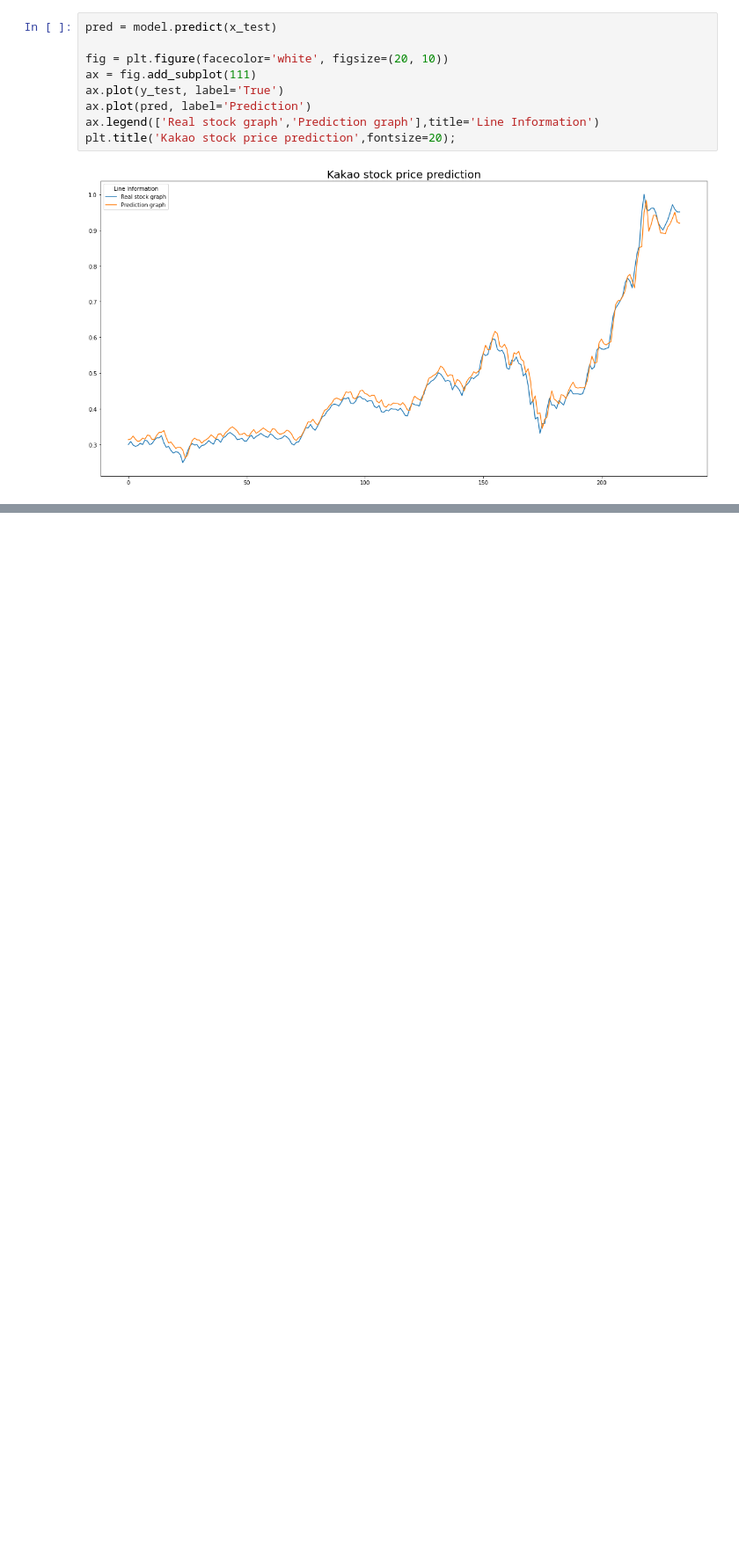
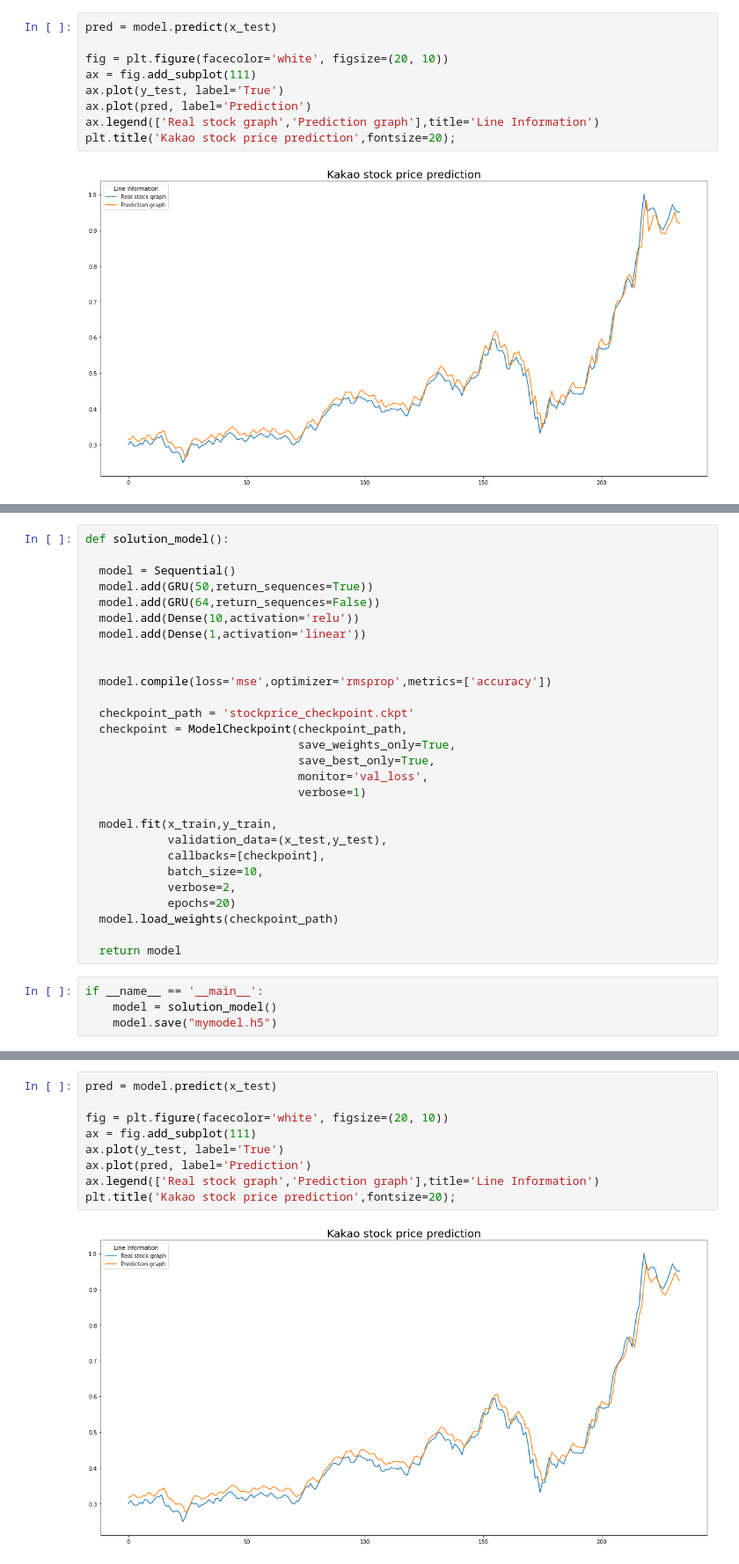
Before and after one commit to deutschkihun/DataScience, a Jupyter notebook: Kakao_StockPricePrediction.ipynb, the cells around one changed output, grey strips where cells are left out. Shown at 88% size. Cells and saved outputs as stored; diff of their text form; blank space fills up the shorter version.

```diff
--- a/Kakao_StockPricePrediction.ipynb
+++ b/Kakao_StockPricePrediction.ipynb
@@ -157,0 +156,32 @@ plt.title('Kakao stock price prediction',fontsize=20);
+# %%
+def solution_model():
+
+  model = Sequential()
+  model.add(GRU(50,return_sequences=True))
+  model.add(GRU(64,return_sequences=False))
+  model.add(Dense(10,activation='relu'))
+  model.add(Dense(1,activation='linear'))
+
+
+  model.compile(loss='mse',optimizer='rmsprop',metrics=['accuracy'])
+
+  checkpoint_path = 'stockprice_checkpoint.ckpt'
+  checkpoint = ModelCheckpoint(checkpoint_path,
+                               save_weights_only=True,
+                               save_best_only=True,
+                               monitor='val_loss',
+                               verbose=1)
+
+  model.fit(x_train,y_train,
+            validation_data=(x_test,y_test),
+            callbacks=[checkpoint],
+            batch_size=10,
+            verbose=2,
+            epochs=20)
+  model.load_weights(checkpoint_path)
+
+  return model
+# %%
+if __name__ == '__main__':
+    model = solution_model()
+    model.save("mymodel.h5")
@@ -157,0 +206,11 @@ plt.title('Kakao stock price prediction',fontsize=20);
+# %%
+pred = model.predict(x_test)
+
+fig = plt.figure(facecolor='white', figsize=(20, 10))
+ax = fig.add_subplot(111)
+ax.plot(y_test, label='True')
+ax.plot(pred, label='Prediction')
+ax.legend(['Real stock graph','Prediction graph'],title='Line Information')
+plt.title('Kakao stock price prediction',fontsize=20);
+# %% [output]
+[figure, added]
```
Also changed, not shown: parts of 5 cells of this notebook.
